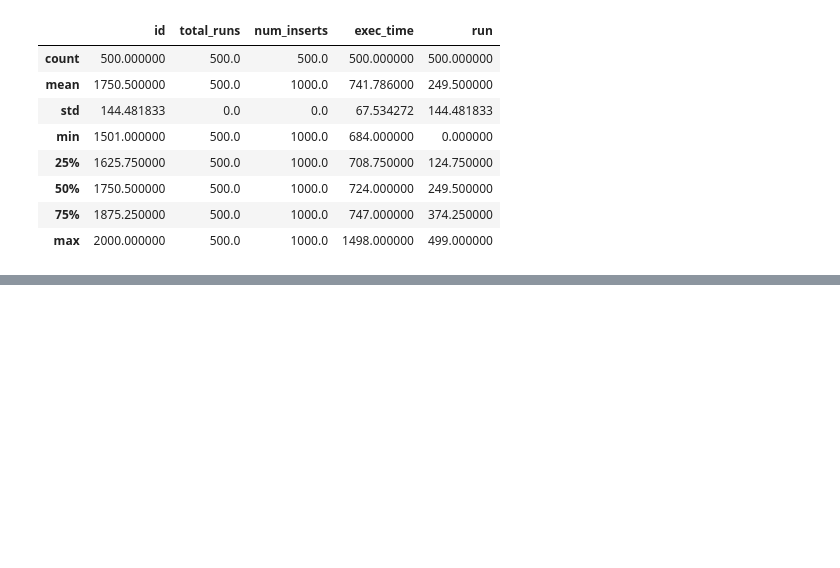
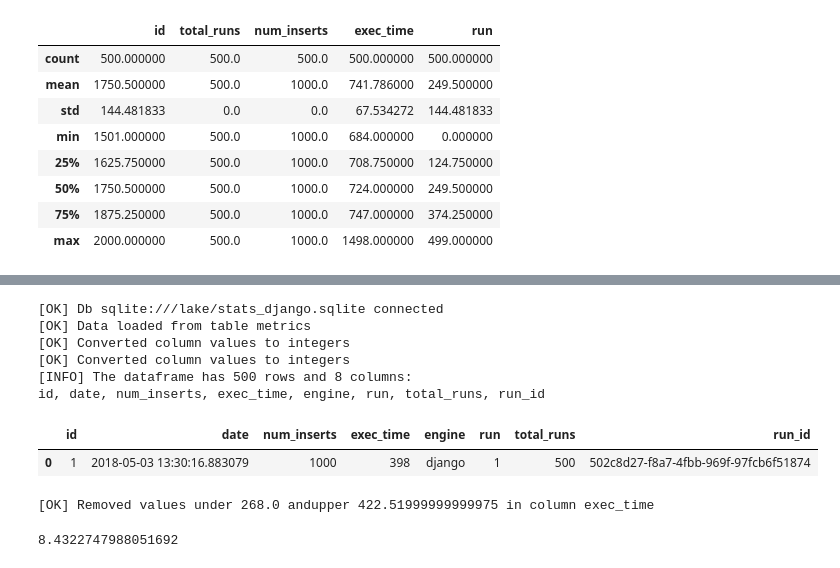
Before and after one commit to synw/sqlite-speed-notebooks, a Jupyter notebook: 1. Basic stats.ipynb, the cells around one changed output, grey strips where cells are left out. Drawn from its saved outputs; the diff is of its cells as text; code cells hidden in the pictures; blank space fills up the shorter version.

```diff
--- a/1. Basic stats.ipynb
+++ b/1. Basic stats.ipynb
@@ -84,0 +147,21 @@ Fields: id, total_runs, num_inserts, engine, date, exec_time, run_id, run
+# %%
+ds.connect("sqlite:///lake/stats_django.sqlite")
+ds.load("metrics")
+ds.to_int("run")
+ds.to_int("exec_time")
+ds.one()
+# %% [output]
+[OK] Db sqlite:///lake/stats_django.sqlite connected
+[OK] Data loaded from table metrics
+[OK] Converted column values to integers
+[OK] Converted column values to integers
+[INFO] The dataframe has 500 rows and 8 columns:
+id, date, num_inserts, exec_time, engine, run, total_runs, run_id
+|  | id | date | num_inserts | exec_time | engine | run | total_runs | run_id |
+| 0 | 1 | 2018-05-03 13:30:16.883079 | 1000 | 398 | django | 1 | 500 | 502c8d27-f8a7-4fbb-969f-97fcb6f51874 |
+# %%
+ds.trimquants("exec_time", 0.01, 0.99)
+ds.cvar_("exec_time")
+# %% [output]
+[OK] Removed values under 268.0 andupper 422.51999999999975 in column exec_time
+8.4322747988051692
```
Also changed, not shown: parts of 5 cells of this notebook.
